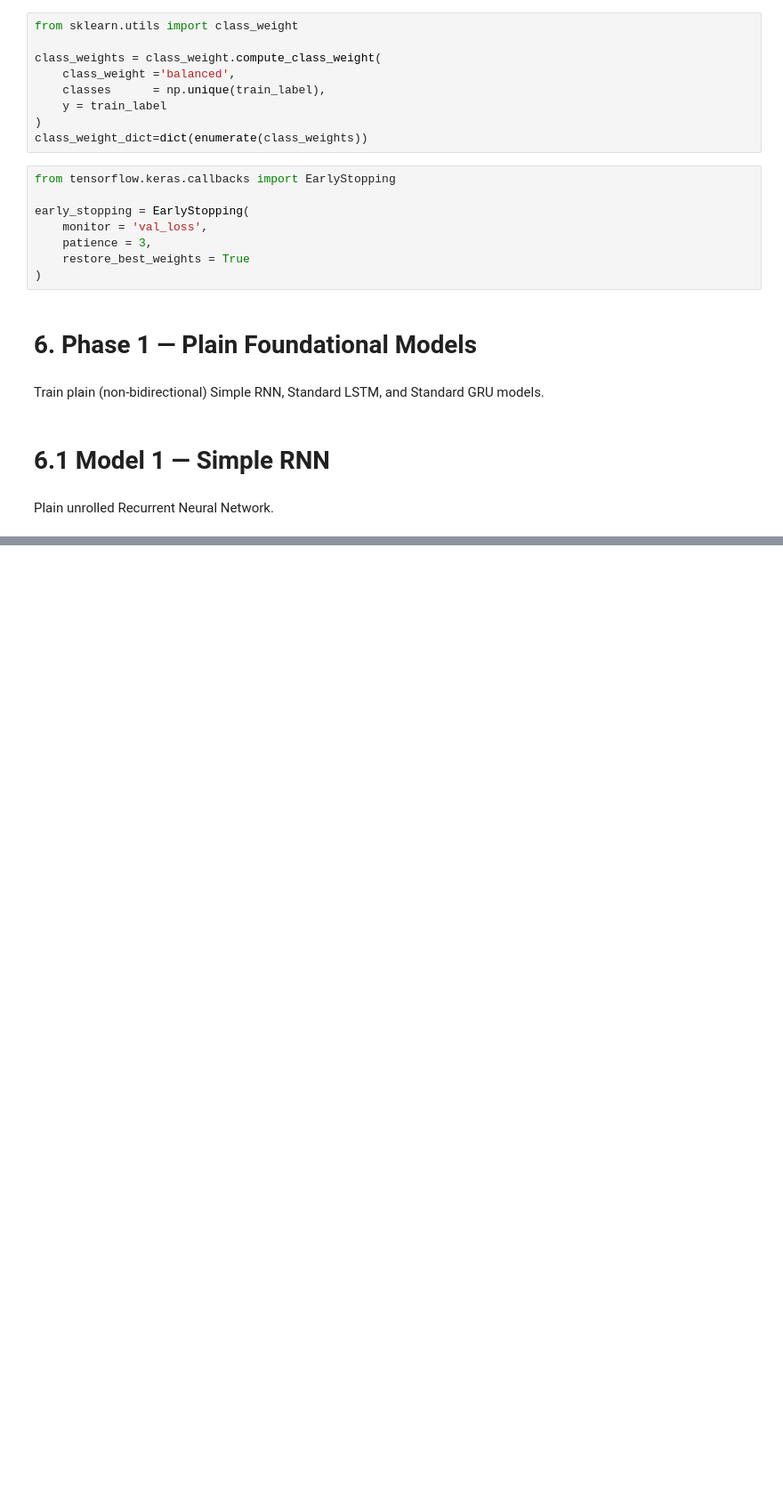
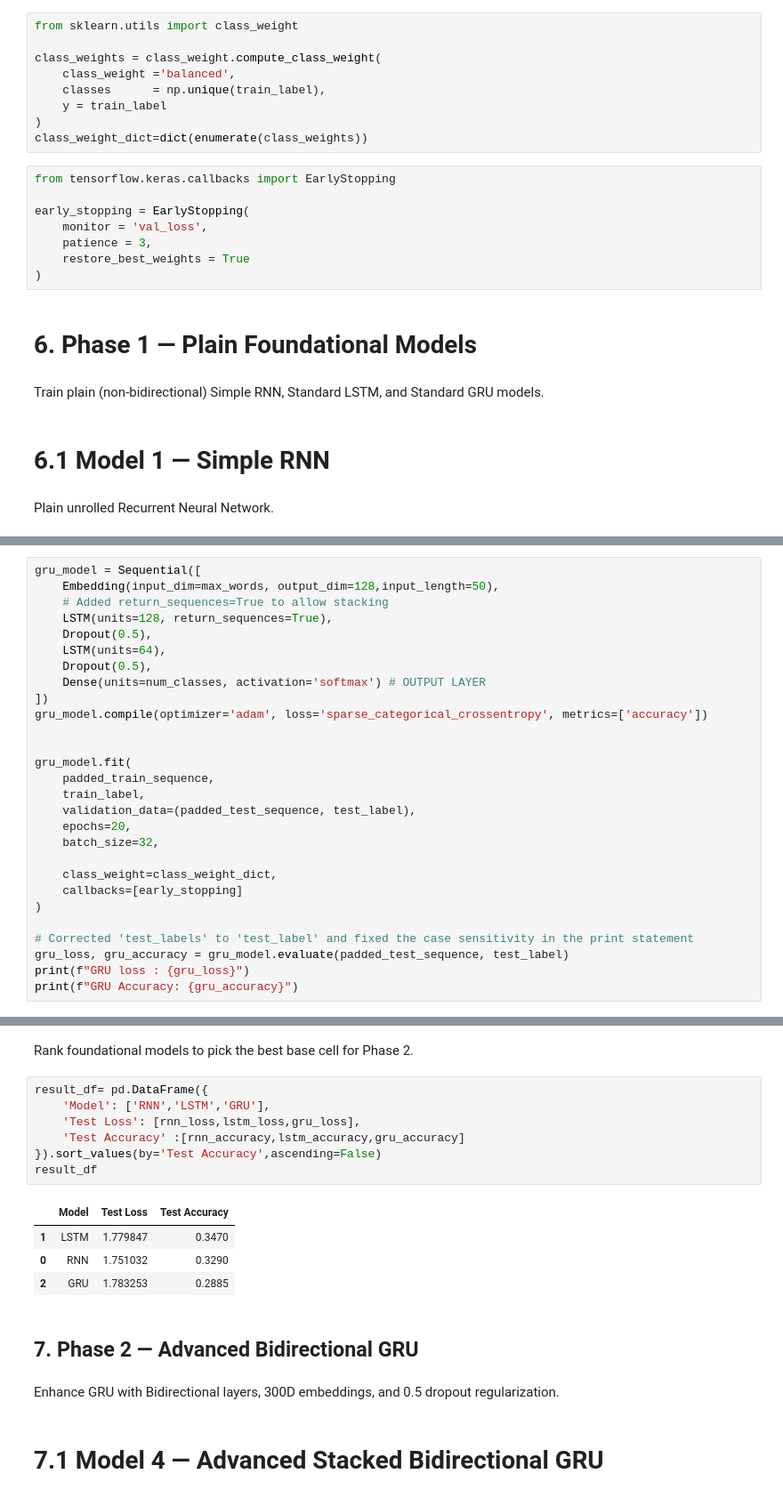
Before and after one commit to yoloaryan/Predicting_emotions_of_text, a Jupyter notebook: Predictiong_emotions_of_text.ipynb, the cells around one changed output, grey strips where cells are left out. Shown at 89% size. Drawn from its saved outputs; the diff is of its cells as text; blank space fills up the shorter version.

```diff
--- a/Predictiong_emotions_of_text.ipynb
+++ b/Predictiong_emotions_of_text.ipynb
@@ -229,0 +464,28 @@ Plain unrolled Recurrent Neural Network.
+# %%
+gru_model = Sequential([
+    Embedding(input_dim=max_words, output_dim=128,input_length=50),
+    # Added return_sequences=True to allow stacking
+    LSTM(units=128, return_sequences=True),
+    Dropout(0.5),
+    LSTM(units=64),
+    Dropout(0.5),
+    Dense(units=num_classes, activation='softmax') # OUTPUT LAYER
+])
+gru_model.compile(optimizer='adam', loss='sparse_categorical_crossentropy', metrics=['accuracy'])
+
+
+gru_model.fit(
+    padded_train_sequence,
+    train_label,
+    validation_data=(padded_test_sequence, test_label),
+    epochs=20,
+    batch_size=32,
+
+    class_weight=class_weight_dict,
+    callbacks=[early_stopping]
+)
+
+# Corrected 'test_labels' to 'test_label' and fixed the case sensitivity in the print statement
+gru_loss, gru_accuracy = gru_model.evaluate(padded_test_sequence, test_label)
+print(f"GRU loss : {gru_loss}")
+print(f"GRU Accuracy: {gru_accuracy}")
@@ -229,0 +502,21 @@ Plain unrolled Recurrent Neural Network.
+# %% [markdown]
+Rank foundational models to pick the best base cell for Phase 2.
+# %%
+result_df= pd.DataFrame({
+    'Model': ['RNN','LSTM','GRU'],
+    'Test Loss': [rnn_loss,lstm_loss,gru_loss],
+    'Test Accuracy' :[rnn_accuracy,lstm_accuracy,gru_accuracy]
+}).sort_values(by='Test Accuracy',ascending=False)
+result_df
+# %% [output]
+|  | Model | Test Loss | Test Accuracy |
+| 1 | LSTM | 1.779847 | 0.3470 |
+| 0 | RNN | 1.751032 | 0.3290 |
+| 2 | GRU | 1.783253 | 0.2885 |
+# %% [markdown]
+
+## **7. Phase 2 — Advanced Bidirectional GRU**
+# %% [markdown]
+Enhance GRU with Bidirectional layers, 300D embeddings, and 0.5 dropout regularization.
+# %% [markdown]
+# 7.1 Model 4 — Advanced Stacked Bidirectional GRU
```
Also changed, not shown: parts of 27 cells of this notebook.
